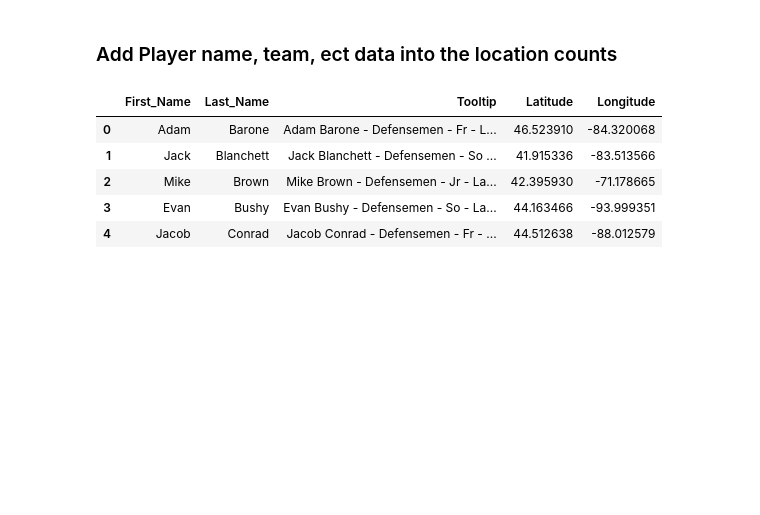
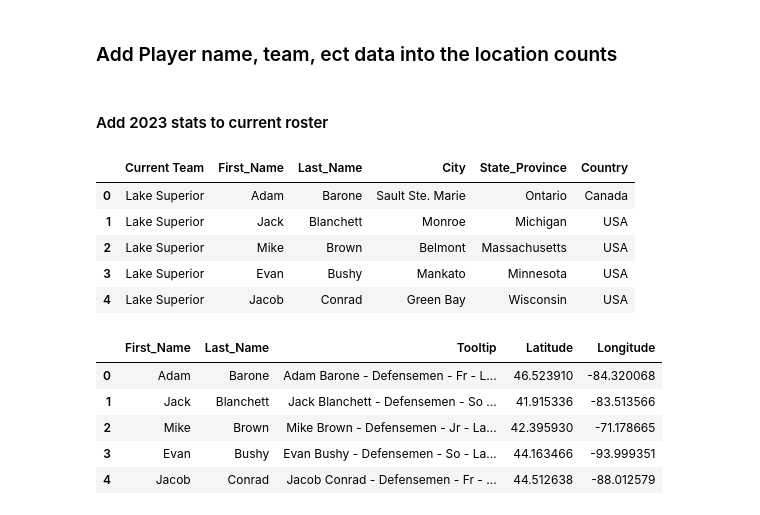
Before and after one commit to JSmith1826/college_hockey_2425, a Jupyter notebook: workbook/players_by_location.ipynb, the cells around one changed output. Drawn from its saved outputs; the diff is of its cells as text; code cells hidden in the pictures; blank space fills up the shorter version.

```diff
--- a/workbook/players_by_location.ipynb
+++ b/workbook/players_by_location.ipynb
@@ -131,6 +143,21 @@ location_counts_cleaned.head()
 | 4 | Alexandria | Minnesota | USA | 1 | 45.883510 | -95.374501 |
 # %% [markdown]
 ### Add Player name, team, ect data into the location counts
+# %% [markdown]
+#### Add 2023 stats to current roster
+# %%
+path_to_stats = os.path.join('..', 'data', 'player_stats_2023_v1.csv')
+stats_df = pd.read_csv(path_to_stats) # Load the stats file
+
+stats_df.head() # Check table
+roster_cleaned_df.head() # Check table
+# %% [output]
+|  | Current Team | First_Name | Last_Name | City | State_Province | Country |
+| 0 | Lake Superior | Adam | Barone | Sault Ste. Marie | Ontario | Canada |
+| 1 | Lake Superior | Jack | Blanchett | Monroe | Michigan | USA |
+| 2 | Lake Superior | Mike | Brown | Belmont | Massachusetts | USA |
+| 3 | Lake Superior | Evan | Bushy | Mankato | Minnesota | USA |
+| 4 | Lake Superior | Jacob | Conrad | Green Bay | Wisconsin | USA |
 # %%
 # Merge roster_df with location_counts_cleaned
 merged_df = pd.merge(roster_df, location_counts_cleaned,
```
Also changed, not shown: parts of 1 cell of this notebook, 2 other files.
